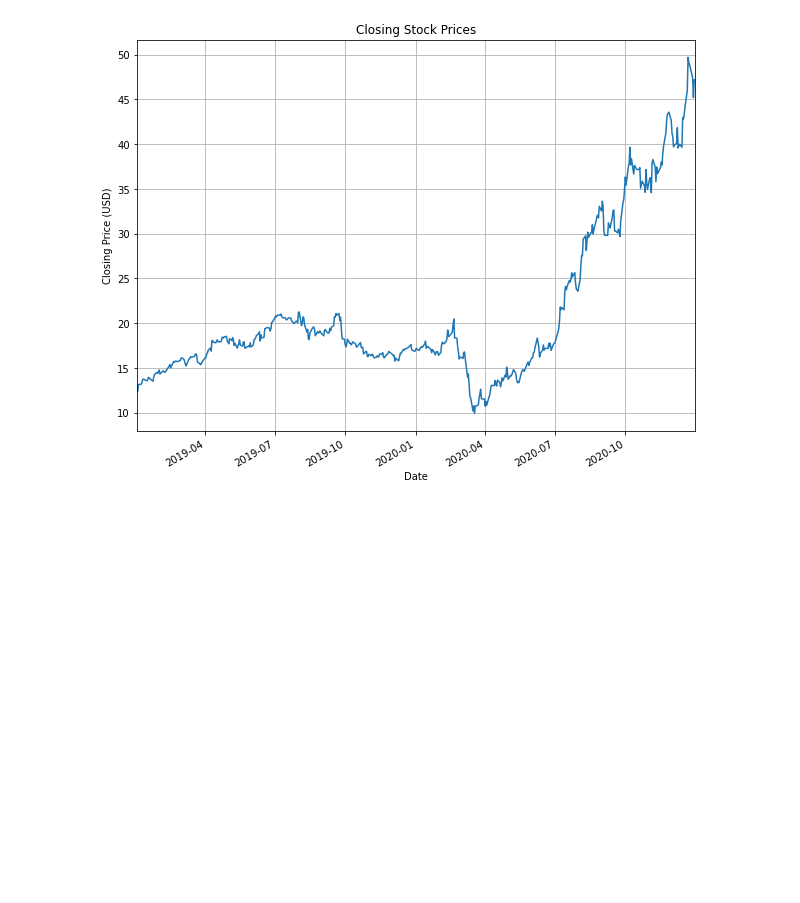
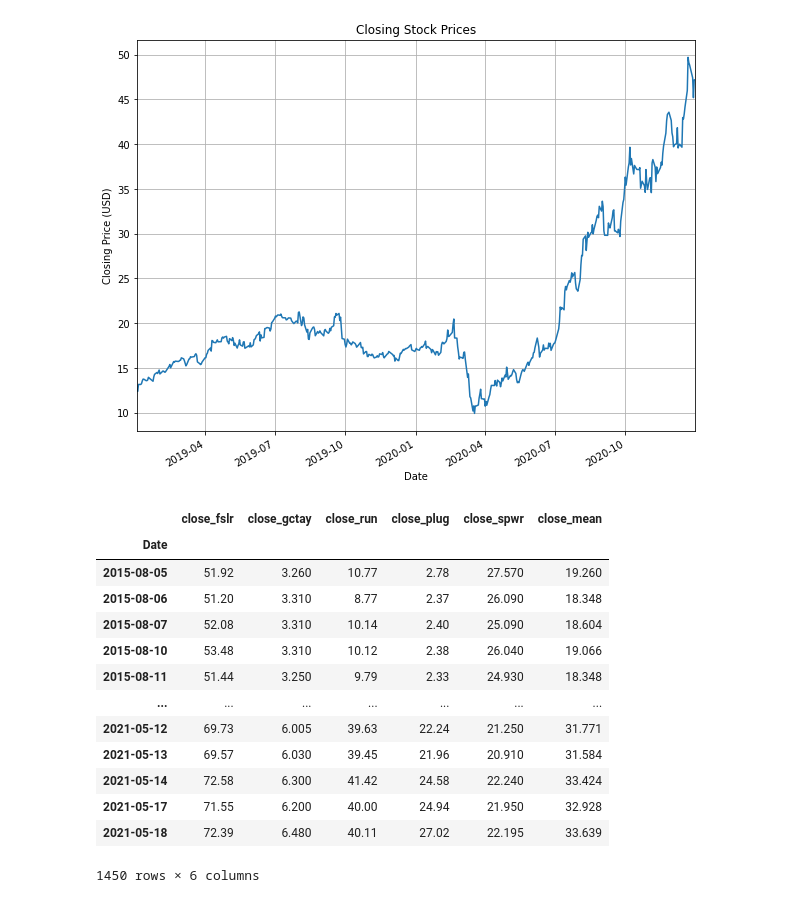
Before and after one commit to roldanjrgl/bds_green_investing, a Jupyter notebook: final_workspace/general_analysis_v3/template_v3/stocks_integration.ipynb, the cells around one changed output. Drawn from its saved outputs; the diff is of its cells as text; code cells hidden in the pictures; blank space fills up the shorter version.

```diff
--- a/final_workspace/general_analysis_v3/template_v3/stocks_integration.ipynb
+++ b/final_workspace/general_analysis_v3/template_v3/stocks_integration.ipynb
@@ -224,3 +224,20 @@ ax.grid(True)
 ax.set(xlabel=xlabel, ylabel=ylabel);
 # %% [output]
 [figure]
+# %%
+stock_all
+# %% [output]
+|  | close_fslr | close_gctay | close_run | close_plug | close_spwr | close_mean |
+| Date |  |  |  |  |  |  |
+| 2015-08-05 | 51.92 | 3.260 | 10.77 | 2.78 | 27.570 | 19.260 |
+| 2015-08-06 | 51.20 | 3.310 | 8.77 | 2.37 | 26.090 | 18.348 |
+| 2015-08-07 | 52.08 | 3.310 | 10.14 | 2.40 | 25.090 | 18.604 |
+| 2015-08-10 | 53.48 | 3.310 | 10.12 | 2.38 | 26.040 | 19.066 |
+| 2015-08-11 | 51.44 | 3.250 | 9.79 | 2.33 | 24.930 | 18.348 |
+| ... | ... | ... | ... | ... | ... | ... |
+| 2021-05-12 | 69.73 | 6.005 | 39.63 | 22.24 | 21.250 | 31.771 |
+| 2021-05-13 | 69.57 | 6.030 | 39.45 | 21.96 | 20.910 | 31.584 |
+| 2021-05-14 | 72.58 | 6.300 | 41.42 | 24.58 | 22.240 | 33.424 |
+| 2021-05-17 | 71.55 | 6.200 | 40.00 | 24.94 | 21.950 | 32.928 |
+| 2021-05-18 | 72.39 | 6.480 | 40.11 | 27.02 | 22.195 | 33.639 |
+1450 rows × 6 columns
```
Also changed, not shown: parts of 3 cells of this notebook, 4 other files.
